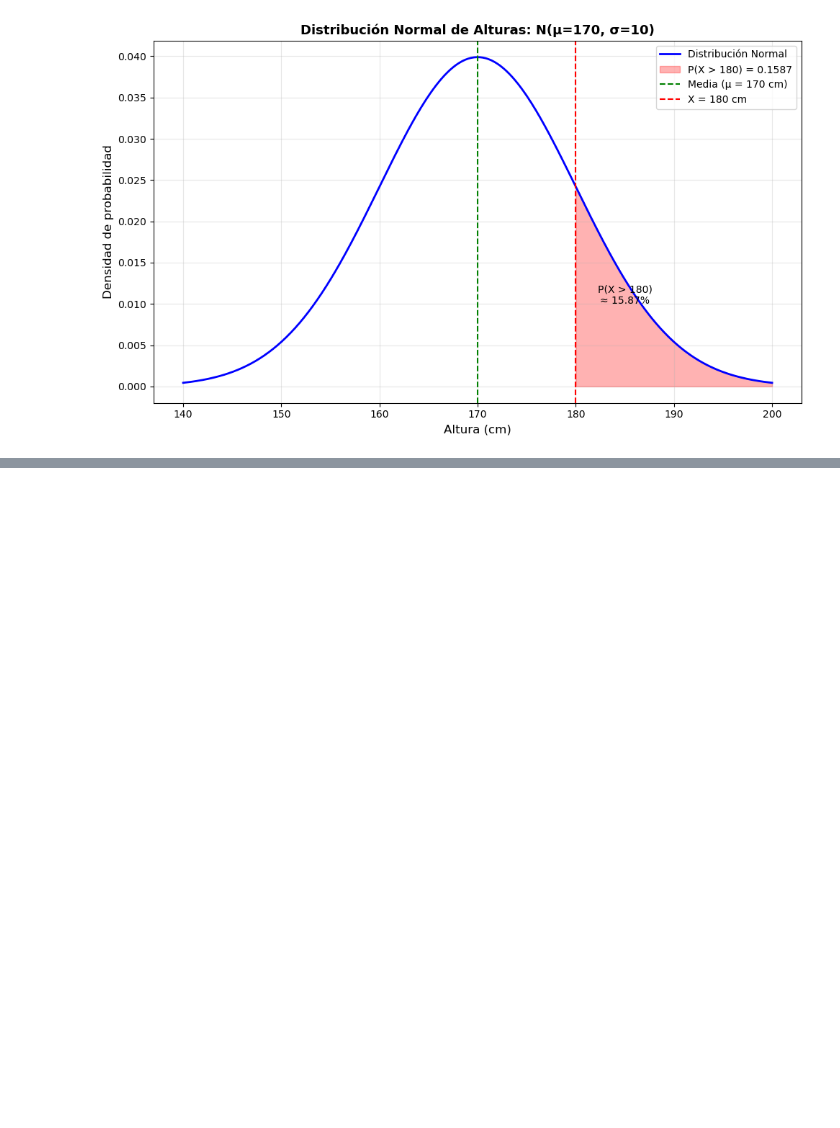
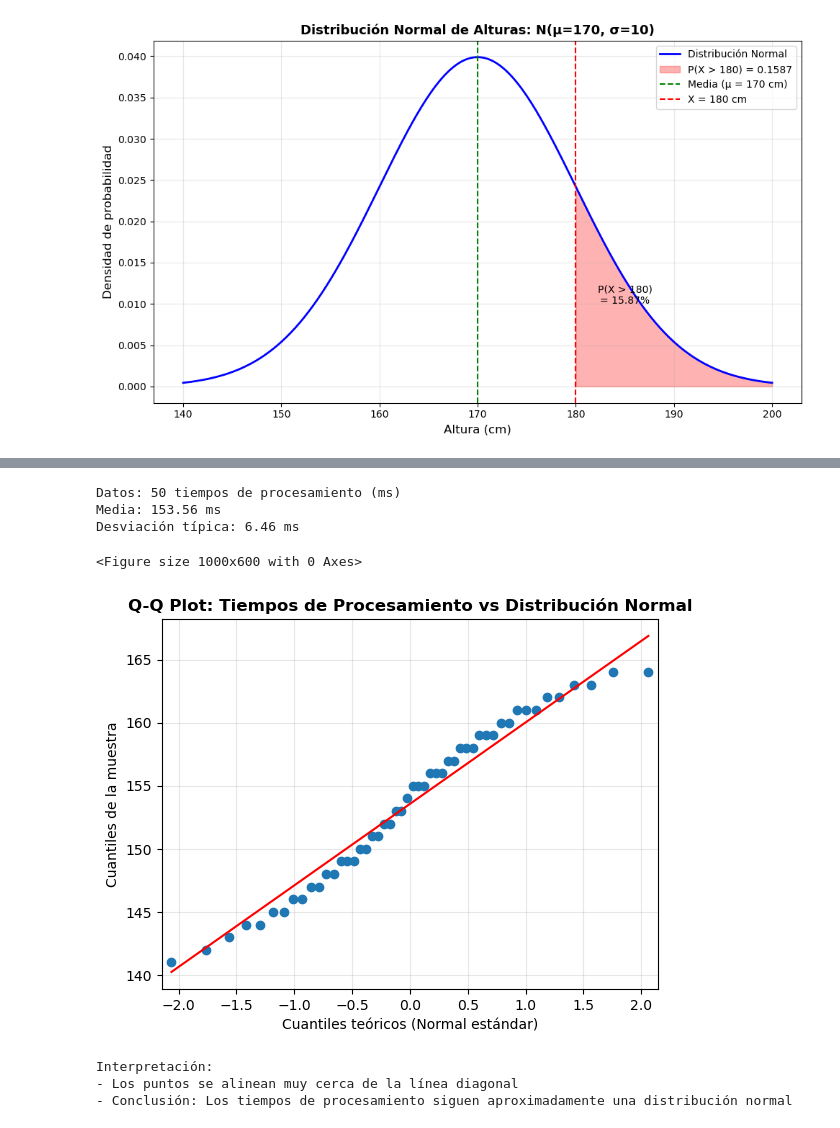
Before and after one commit to Tiago1615/MID_Bloque_3_Trabajo, a Jupyter notebook: Aplicaciones_de_Distribuciones_y_Test_de_análisis/Aplicaciones_de_Distribuciones_y_Test_de_análisis_Santiago_Santana_Martínez.ipynb, the cells around one changed output, grey strips where cells are left out. Saved outputs shown, nothing was run; the diff lists cells and outputs as text; code cells hidden in the pictures; blank space fills up the shorter version.

```diff
--- a/Aplicaciones_de_Distribuciones_y_Test_de_análisis/Aplicaciones_de_Distribuciones_y_Test_de_análisis_Santiago_Santana_Martínez.ipynb
+++ b/Aplicaciones_de_Distribuciones_y_Test_de_análisis/Aplicaciones_de_Distribuciones_y_Test_de_análisis_Santiago_Santana_Martínez.ipynb
@@ -661,8 +866,36 @@ Se utiliza para evaluar visualmente si una muestra sigue una distribución norma
 # %%
-data = np.random.normal(0, 1, 100)
-sm.qqplot(data, line='s')
-plt.title("Q-Q plot")
+processing_times = np.array([
+    142, 156, 149, 163, 151, 158, 145, 160, 152, 155,
+    148, 159, 146, 161, 154, 157, 150, 162, 147, 153,
+    144, 158, 141, 164, 155, 159, 149, 162, 151, 156,
+    145, 160, 148, 163, 152, 157, 146, 161, 150, 155,
+    143, 159, 144, 164, 153, 158, 147, 161, 149, 156
+])
+
+print(f"Datos: {len(processing_times)} tiempos de procesamiento (ms)")
+print(f"Media: {np.mean(processing_times):.2f} ms")
+print(f"Desviación típica: {np.std(processing_times):.2f} ms\n")
+
+plt.figure(figsize=(10, 6))
+sm.qqplot(processing_times, line='s')
+plt.title("Q-Q Plot: Tiempos de Procesamiento vs Distribución Normal", fontsize=12, fontweight='bold')
+plt.xlabel("Cuantiles teóricos (Normal estándar)")
+plt.ylabel("Cuantiles de la muestra")
+plt.grid(True, alpha=0.3)
 plt.show()
+
+print("Interpretación:")
+print("- Los puntos se alinean muy cerca de la línea diagonal")
+print("- Conclusión: Los tiempos de procesamiento siguen aproximadamente una distribución normal")
+# %% [output]
+Datos: 50 tiempos de procesamiento (ms)
+Media: 153.56 ms
+Desviación típica: 6.46 ms
+<Figure size 1000x600 with 0 Axes>
+[figure, added]
+Interpretación:
+- Los puntos se alinean muy cerca de la línea diagonal
+- Conclusión: Los tiempos de procesamiento siguen aproximadamente una distribución normal
 # %% [markdown]
 ### 4.2 Test de Shapiro-Wilk
 
```
Also changed, not shown: parts of 35 cells of this notebook.
